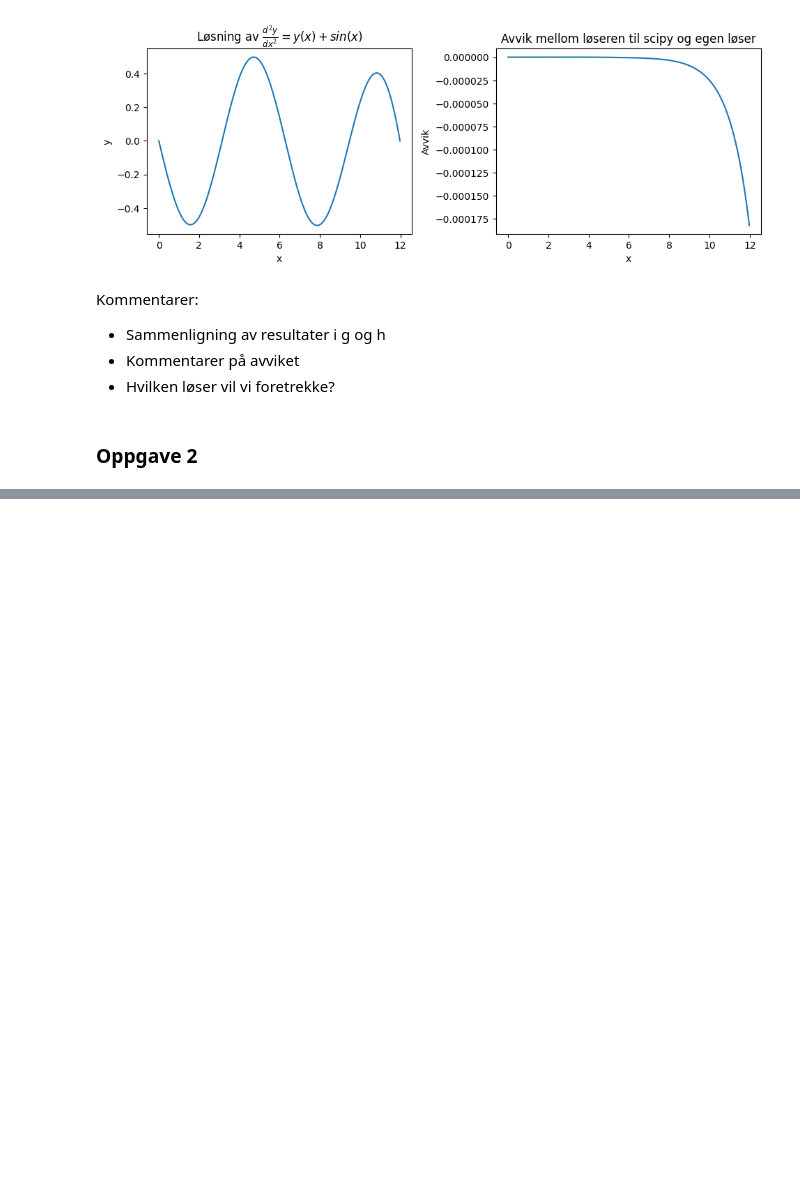
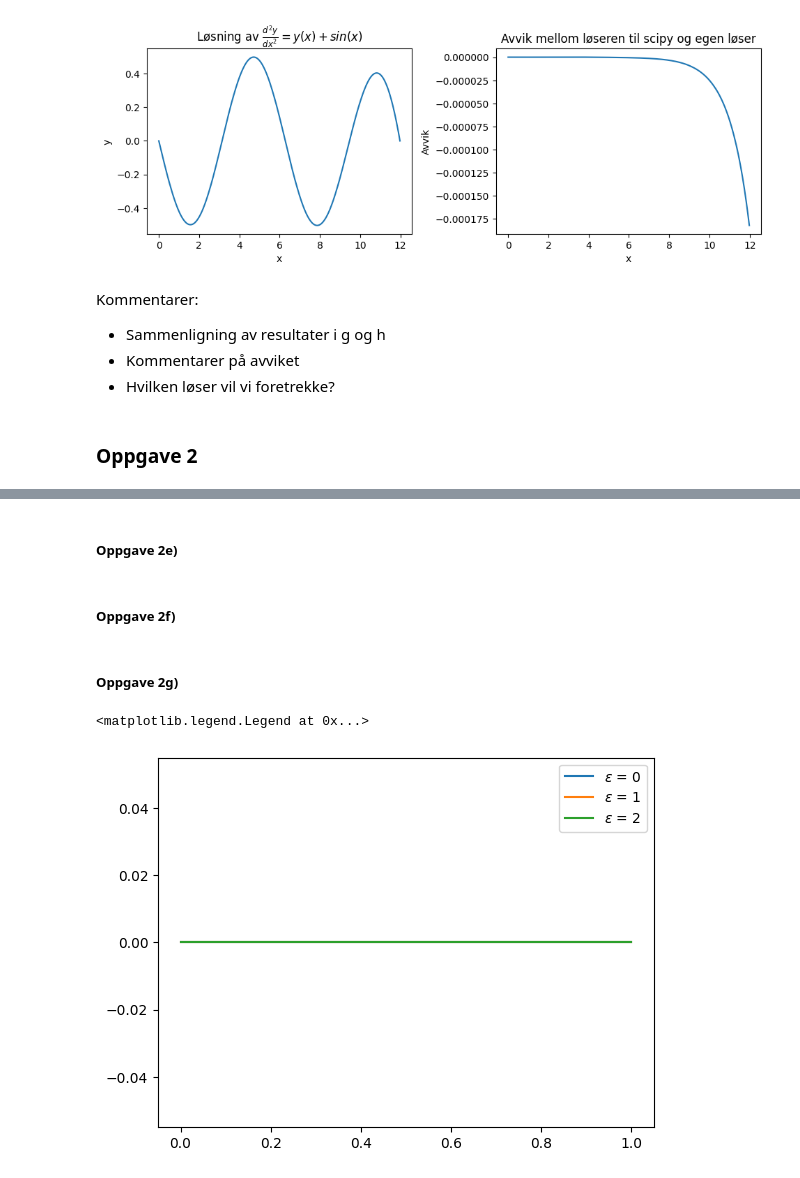
Before and after one commit to einaraarnaes/Prosjekt3, a Jupyter notebook: code.ipynb, the cells around one changed output, grey strips where cells are left out. Drawn from its saved outputs; the diff is of its cells as text; code cells hidden in the pictures; blank space fills up the shorter version.

```diff
--- a/code.ipynb
+++ b/code.ipynb
@@ -329,0 +438,50 @@ Kommentarer:
+# %% [markdown]
+##### Oppgave 2e)
+# %%
+def equation(x, vec, epsilon = 1):
+    # Replace this with numpy.einsum
+    return np.array([derivative(v, epsilon) for v in vec.T]).T
+# %% [markdown]
+##### Oppgave 2f)
+# %%
+def bc(v_left, v_right, if_param = 3):
+    gamma_l, gamma_tilde_l, omega_l, omega_tilde_l = to_matrices(v_left)
+    gamma_r, gamma_tilde_r, omega_r, omega_tilde_r = to_matrices(v_right)
+
+    N_l = np.linalg.inv(np.identity(2)-gamma_l@gamma_tilde_l)
+    N_tilde_l = np.linalg.inv(np.identity(2)-gamma_tilde_l@gamma_l)
+    N_r = np.linalg.inv(np.identity(2)-gamma_r@gamma_tilde_r)
+    N_tilde_r = np.linalg.inv(np.identity(2)-gamma_tilde_r@gamma_r)
+
+    c1 = omega_l - 1/if_param*np.identity(2)@N_l@gamma_l
+    c2 = omega_tilde_l - 1/if_param*np.identity(2)@N_tilde_l@gamma_tilde_l
+    c3 = omega_r + 1/if_param*np.identity(2)@N_r@gamma_r
+    c4 = omega_tilde_r + 1/if_param*np.identity(2)@N_tilde_r@gamma_tilde_r
+
+    return to_vector(c1,c2,c3,c4)
+# %% [markdown]
+##### Oppgave 2g)
+# %%
+l = 1
+m = 101
+
+epsilon_vals = [0,1,2]
+
+x = np.linspace(0, l, m)
+y = np.zeros((32, m))
+
+fig, ax = plt.subplots()
+
+x_vals = []
+y_vals = []
+
+for epsilon, i in enumerate(epsilon_vals):
+    sol = solve_bvp(lambda x, y: equation(x, y, epsilon = epsilon), bc, x, y)
+    x_vals.append(sol.x)
+    y_vals.append(sol.y)
+    ax.plot(sol.x, sol.y[0], label = {f"$\epsilon$ = {epsilon}"})
+
+ax.legend()
+# %% [output]
+<matplotlib.legend.Legend at 0x...>
+[figure, added]
```
Also changed, not shown: parts of 12 cells of this notebook.
